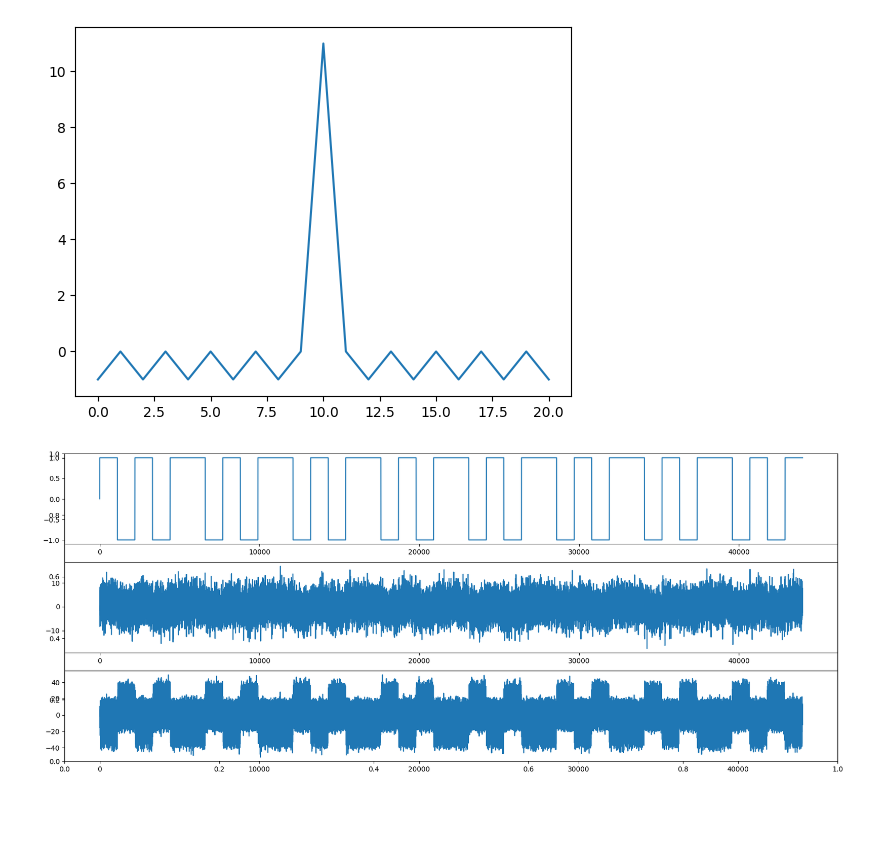
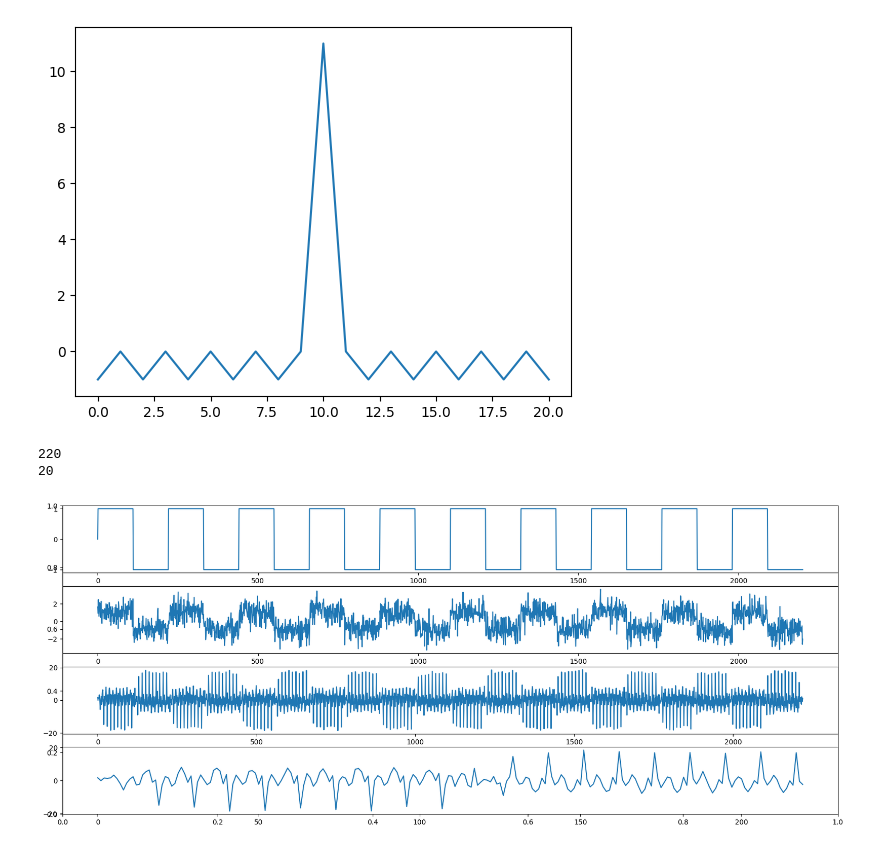
Before and after one commit to ilnur852/pyDSPplayground, a Jupyter notebook: spread_spectrum/dsss_barker.ipynb, the cells around one changed output. Saved outputs shown, nothing was run; the diff lists cells and outputs as text; code cells hidden in the pictures; blank space fills up the shorter version.

```diff
--- a/spread_spectrum/dsss_barker.ipynb
+++ b/spread_spectrum/dsss_barker.ipynb
@@ -31,31 +31,35 @@ plt.plot()
 []
 [figure]
 # %%
-N = 8
-t= np.linspace(0, N, 1)
-pulses = np.array([1, -1, 1, - 1 ,1])
-x = np.repeat(pulses , 1100, axis=0)
+N = 10
+Ns = N*11
+pulses = np.array([1, -1, -1, -1 ,1, -1])
+x = np.repeat(pulses , Ns, axis=0)
+print(len(x))
 b11 = 0
 for i in range(len(x)//11): b11 = np.append(b11, barker_11)
-
+print(len(x)//11)
 b11 = b11[:len(b11)-1]
 y= 0
 ys =0
 for i in range(N): y = np.append(y, x*b11)
 for i in range(N): ys = np.append(ys, x)
-rx = np.convolve(np.append(barker_11, [barker_11, barker_11, barker_11]), y)
-
-n = 4*np.random.randn(len(rx))
+rx = np.convolve(b11[:len(b11)//11], y)
+n = 0.8*np.random.randn(len(rx))
 
 rx = rx + n
 fig, ax = plt.subplots(figsize=(20, 8))
 
-plt.subplot(311)
+plt.subplot(411)
 plt.plot(ys)
-plt.subplot(312)
+plt.subplot(412)
 plt.plot(ys + n[:len(ys)])
-plt.subplot(313)
+plt.subplot(413)
 plt.plot(rx)
+plt.subplot(414)
+plt.plot(rx[:11*N*2])
 plt.show()
 # %% [output]
+220
+20
-[figure, old version]
+[figure, new version]
```
